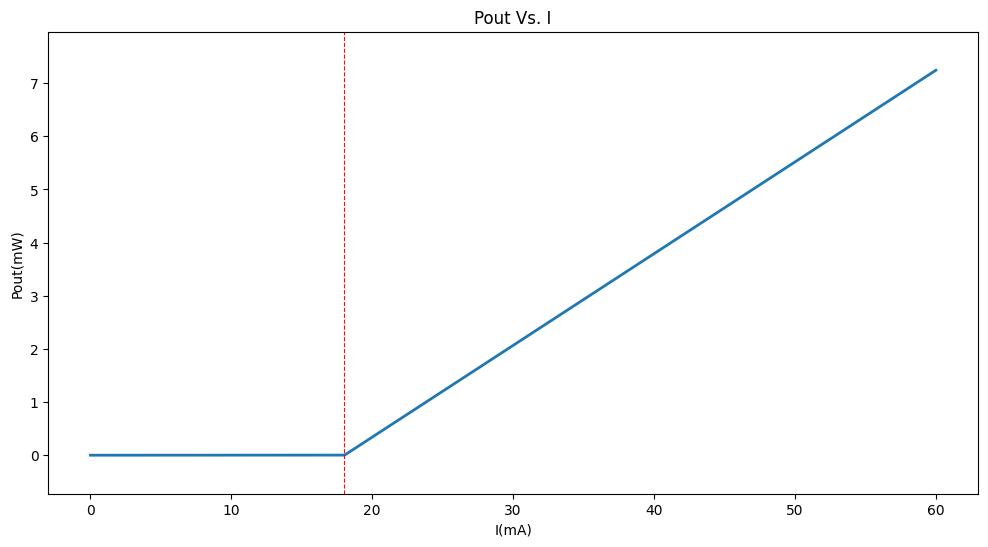
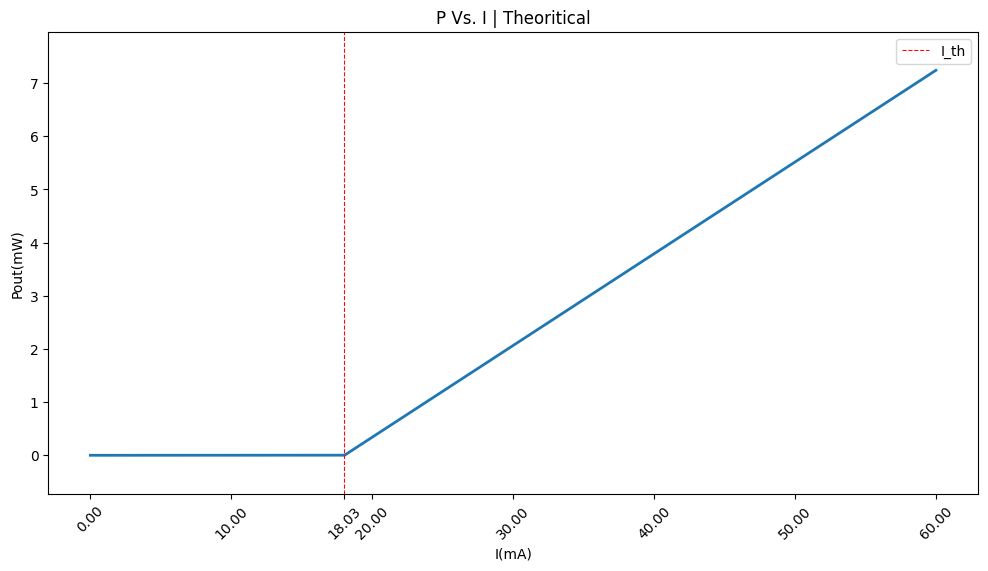
Code edit (unified diff) that turned the first committed figure into the second:
--- before
+++ after
@@ -1,8 +1,10 @@
 plt.figure(figsize=(12, 6))
 plt.plot(i*1e3, p*1e3, lw=2)
-plt.title('Pout Vs. I')
+plt.title('P Vs. I | Theoritical')
 plt.ylabel('Pout(mW)')
 plt.xlabel('I(mA)')
 plt.ylim([-0.1*max(p*1e3), 1.1*max(p*1e3)])
-plt.axvline(Ith*1e3, ls='--', lw=0.8, color='r', alpha=0.96)
+plt.axvline(Ith*1e3, ls='--', lw=0.8, color='r', alpha=0.96, label='I_th')
+plt.xticks([0, 10, Ith*1e3, 20, 30, 40, 50, 60], rotation=45)
+plt.legend()
 plt.show()

Commit: Added parametric sweep on injected current and plotted output power with input current using practical approach